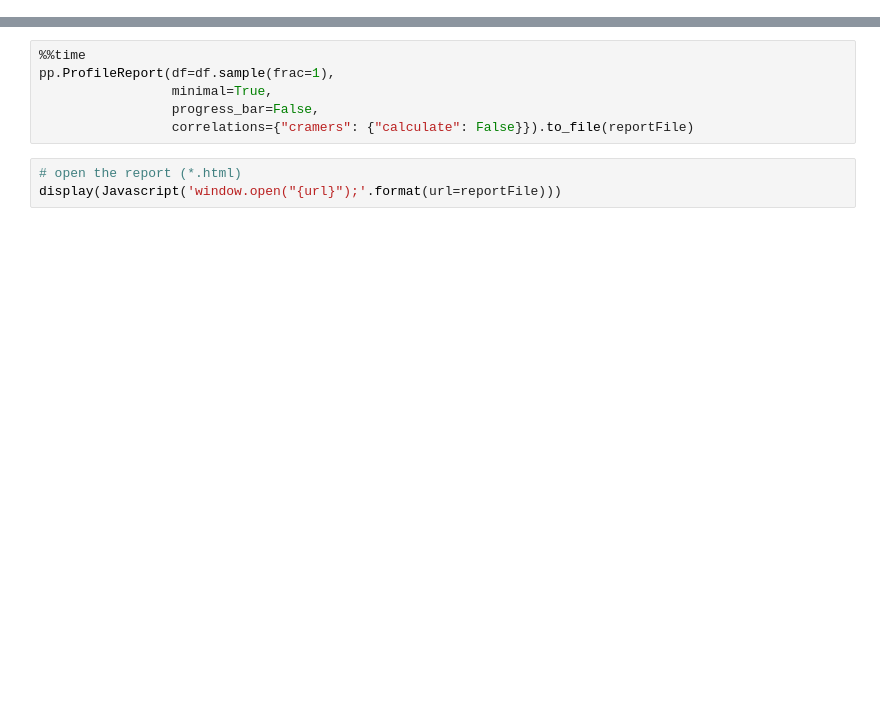
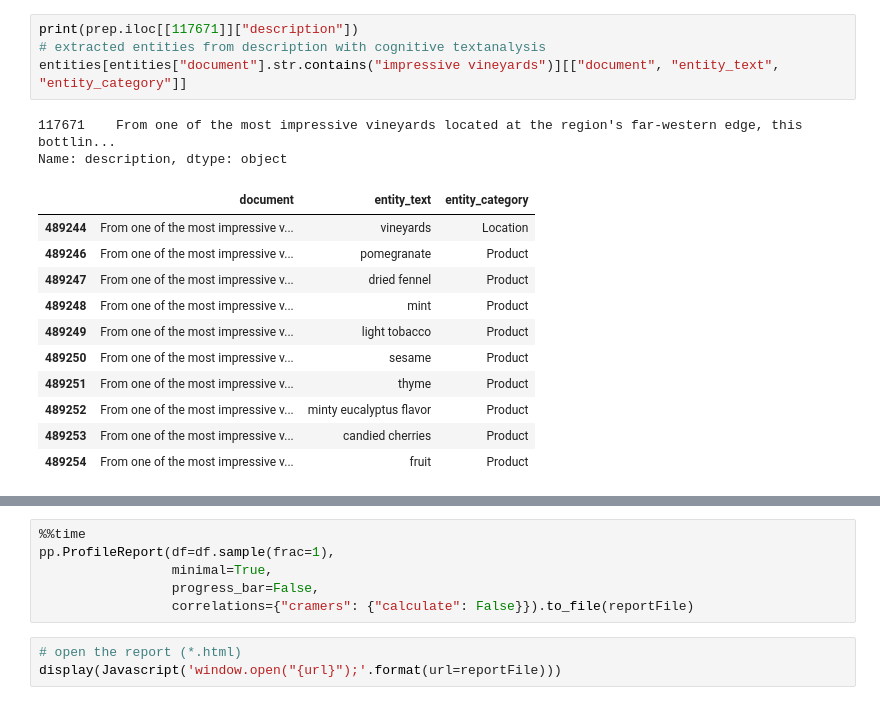
Before and after one commit to albert-kevin/azuremachinelearning, a Jupyter notebook: code/notebooks/howto_Graph.ipynb, the cells around one changed output, grey strips where cells are left out. Cells and saved outputs as stored; diff of their text form; blank space fills up the shorter version.

```diff
--- a/code/notebooks/howto_Graph.ipynb
+++ b/code/notebooks/howto_Graph.ipynb
@@ -99,0 +544,18 @@ df = pd.read_csv(datasetURL)
+# %%
+print(prep.iloc[[117671]]["description"])
+# extracted entities from description with cognitive textanalysis
+entities[entities["document"].str.contains("impressive vineyards")][["document", "entity_text", "entity_category"]]
+# %% [output]
+117671    From one of the most impressive vineyards located at the region's far-western edge, this bottlin...
+Name: description, dtype: object
+|  | document | entity_text | entity_category |
+| 489244 | From one of the most impressive v... | vineyards | Location |
+| 489246 | From one of the most impressive v... | pomegranate | Product |
+| 489247 | From one of the most impressive v... | dried fennel | Product |
+| 489248 | From one of the most impressive v... | mint | Product |
+| 489249 | From one of the most impressive v... | light tobacco | Product |
+| 489250 | From one of the most impressive v... | sesame | Product |
+| 489251 | From one of the most impressive v... | thyme | Product |
+| 489252 | From one of the most impressive v... | minty eucalyptus flavor | Product |
+| 489253 | From one of the most impressive v... | candied cherries | Product |
+| 489254 | From one of the most impressive v... | fruit | Product |
```
Also changed, not shown: parts of 225 cells of this notebook, 34 other files.
